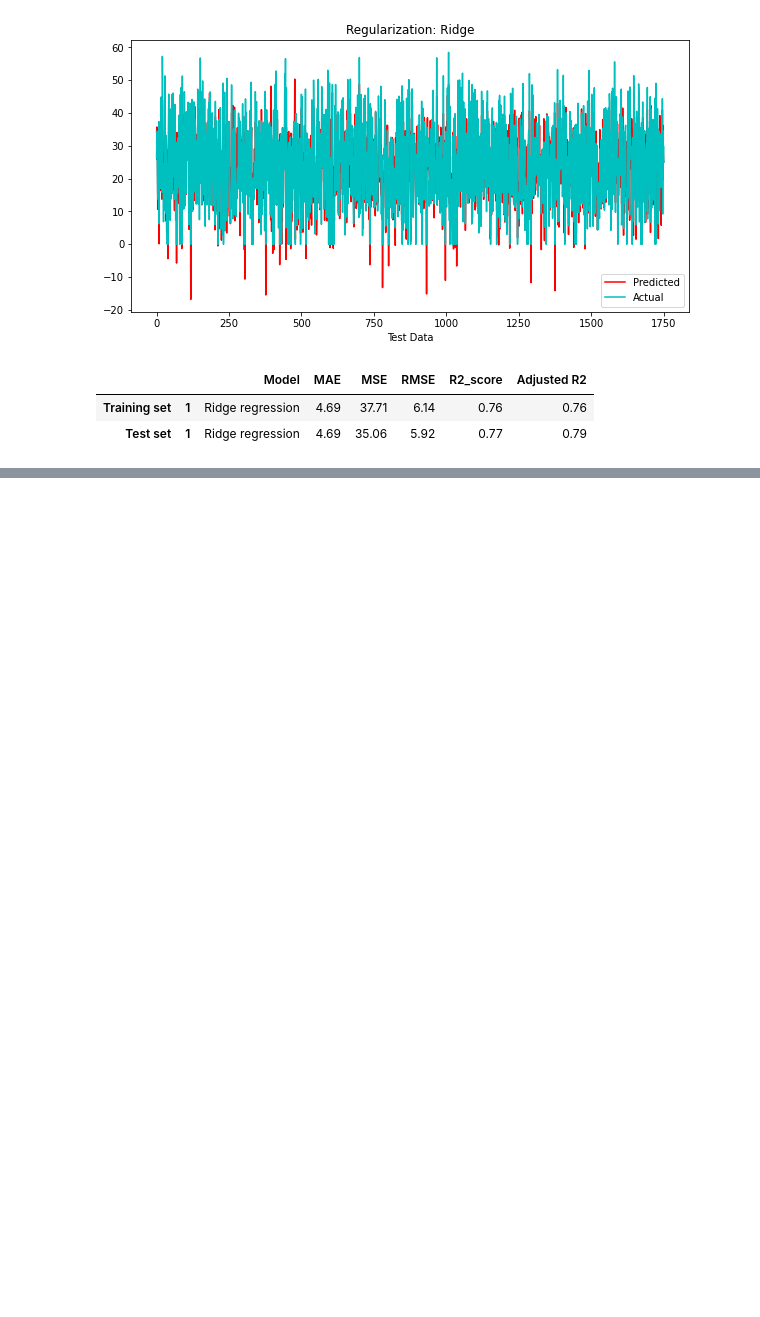
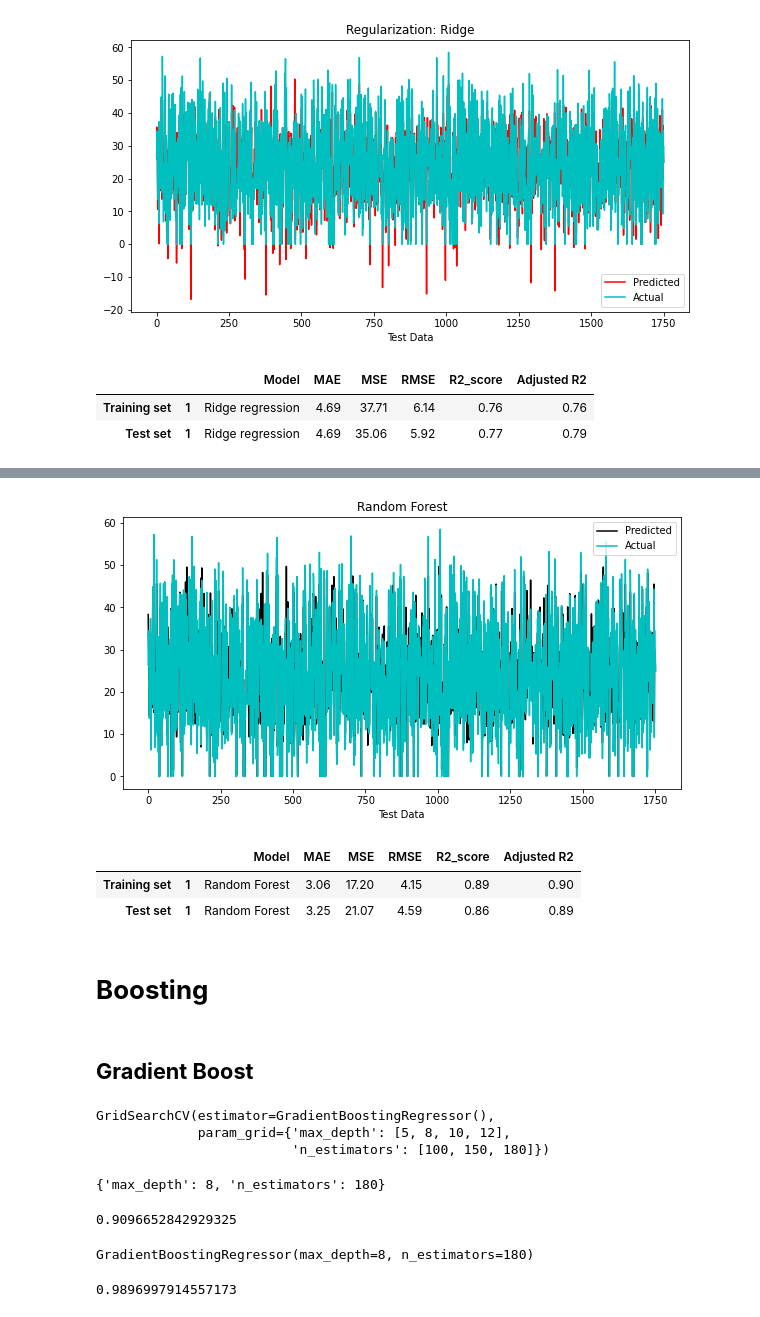
Before and after one commit to kavyas1989/Bike-Sharing-Demand-Prediction, a Jupyter notebook: Bike_Sharing_Demand_Prediction_Capstone_Project.ipynb, the cells around one changed output, grey strips where cells are left out. Cells and saved outputs as stored; diff of their text form; code cells hidden in the pictures; blank space fills up the shorter version.

```diff
--- a/Bike_Sharing_Demand_Prediction_Capstone_Project.ipynb
+++ b/Bike_Sharing_Demand_Prediction_Capstone_Project.ipynb
@@ -1005,0 +1146,6 @@ result
+# %%
+# random forest with best parameter
+rf = RandomForestRegressor(max_depth = 20, max_leaf_nodes = 80, n_estimators =  80)
+# %%
+# fitting x-train and y-train
+rf.fit(X_train, Y_train)
@@ -1005,0 +1154,5 @@ result
+# %%
+# predictions and score
+rf_y_pred1 = rf.predict(X_train)
+rf_y_pred2 = rf.predict(X_test)
+rf.score(X_train, Y_train)
@@ -1005,0 +1205,10 @@ result
+# %%
+plt.figure(figsize=(10,5))
+plt.plot((rf_y_pred2), color = 'k')
+plt.plot(np.array(Y_test), color = 'c')
+plt.legend(["Predicted","Actual"])
+plt.xlabel('Test Data')
+plt.title('Random Forest')
+plt.show()
+# %% [output]
+[figure, added]
@@ -1005,0 +1238,11 @@ result
+# %%
+result=pd.concat([rf_dict9,rf_dict10],keys=['Training set','Test set'])
+result
+# %% [output]
+|  |  | Model | MAE | MSE | RMSE | R2_score | Adjusted R2 |
+| Training set | 1 | Random Forest | 3.06 | 17.20 | 4.15 | 0.89 | 0.90 |
+| Test set | 1 | Random Forest | 3.25 | 21.07 | 4.59 | 0.86 | 0.89 |
+# %% [markdown]
+# **Boosting**
+# %% [markdown]
+## **Gradient Boost**
@@ -1005,0 +1264,28 @@ result
+# %%
+# fitting x-train and y-train
+gb_grid.fit(X_train, Y_train)
+# %% [output]
+GridSearchCV(estimator=GradientBoostingRegressor(),
+             param_grid={'max_depth': [5, 8, 10, 12],
+                         'n_estimators': [100, 150, 180]})
+# %%
+gb_grid.best_params_
+# %% [output]
+{'max_depth': 8, 'n_estimators': 180}
+# %%
+gb_grid.best_score_
+# %% [output]
+0.9096652842929325
+# %%
+#creating model of Gradient Boosting
+gb =GradientBoostingRegressor(max_depth = 8, n_estimators = 180)
+gb.fit(X_train, Y_train)
+# %% [output]
+GradientBoostingRegressor(max_depth=8, n_estimators=180)
+# %%
+# predictions and score
+gb_y_pred1 = gb.predict(X_train)
+gb_y_pred2 = gb.predict(X_test)
+gb.score(X_train, Y_train)
+# %% [output]
+0.9896997914557173
```
Also changed, not shown: parts of 36 cells of this notebook.
